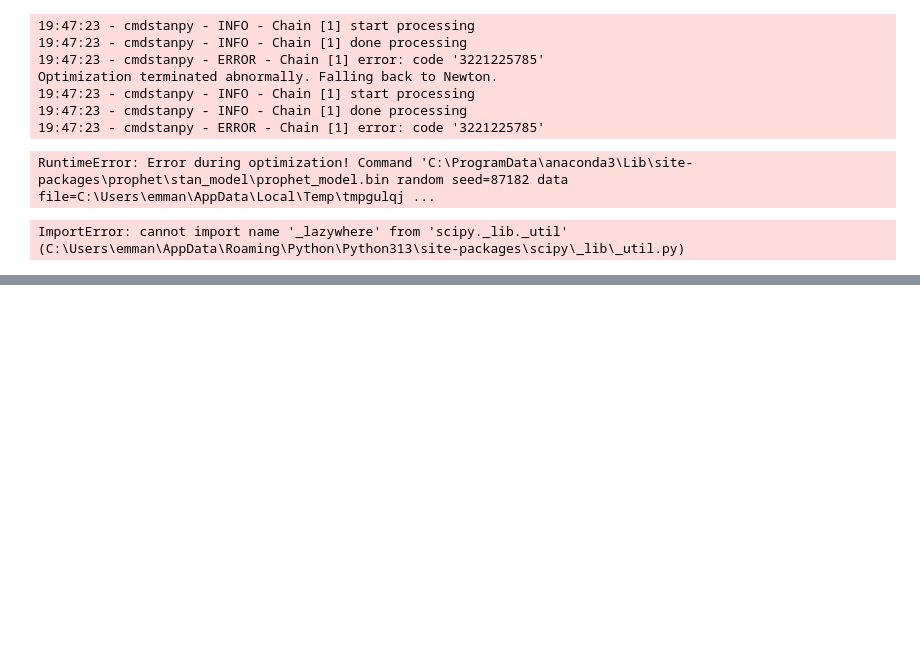
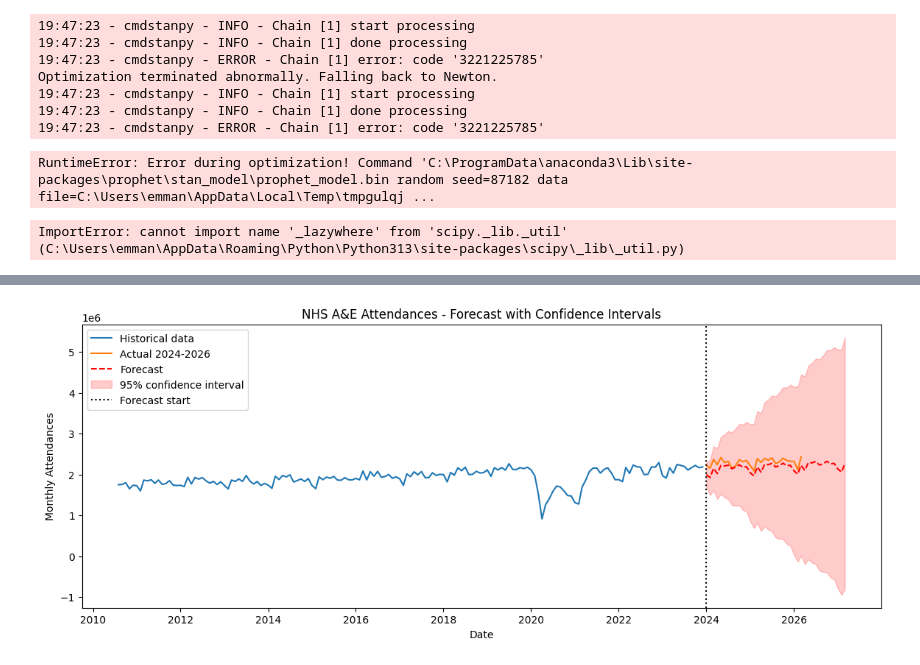
Before and after one commit to emmanuellabinjo/nhs-ae-analysis, a Jupyter notebook: ae-analysis.ipynb, the cells around one changed output, grey strips where cells are left out. Cells and saved outputs as stored; diff of their text form; code cells hidden in the pictures; blank space fills up the shorter version.

```diff
--- a/ae-analysis.ipynb
+++ b/ae-analysis.ipynb
@@ -162,0 +268,25 @@ ImportError: cannot import name '_lazywhere' from 'scipy._lib._util' (C:\Users\e
+# %%
+forecast_obj = results.get_forecast(steps=len(test) + future_steps)
+forecast_mean = forecast_obj.predicted_mean
+forecast_ci = forecast_obj.conf_int()
+forecast_mean.index = future_index
+forecast_ci.index = future_index
+
+plt.figure(figsize=(14,5))
+plt.plot(train.index, train, label="Historical data")
+plt.plot(test.index, test, label="Actual 2024-2026")
+plt.plot(forecast_mean.index, forecast_mean, label="Forecast", linestyle="--", color="red")
+plt.fill_between(
+    forecast_mean.index,
+    forecast_ci.iloc[:, 0],
+    forecast_ci.iloc[:, 1],
+    alpha=0.2, color="red", label="95% confidence interval"
+)
+plt.axvline(pd.Timestamp("2024-01-01"), color="black", linestyle=":", label="Forecast start")
+plt.title("NHS A&E Attendances - Forecast with Confidence Intervals")
+plt.xlabel("Date")
+plt.ylabel("Monthly Attendances")
+plt.legend()
+plt.show()
+# %% [output]
+[figure, added]
```
Also changed, not shown: parts of 9 cells of this notebook.
